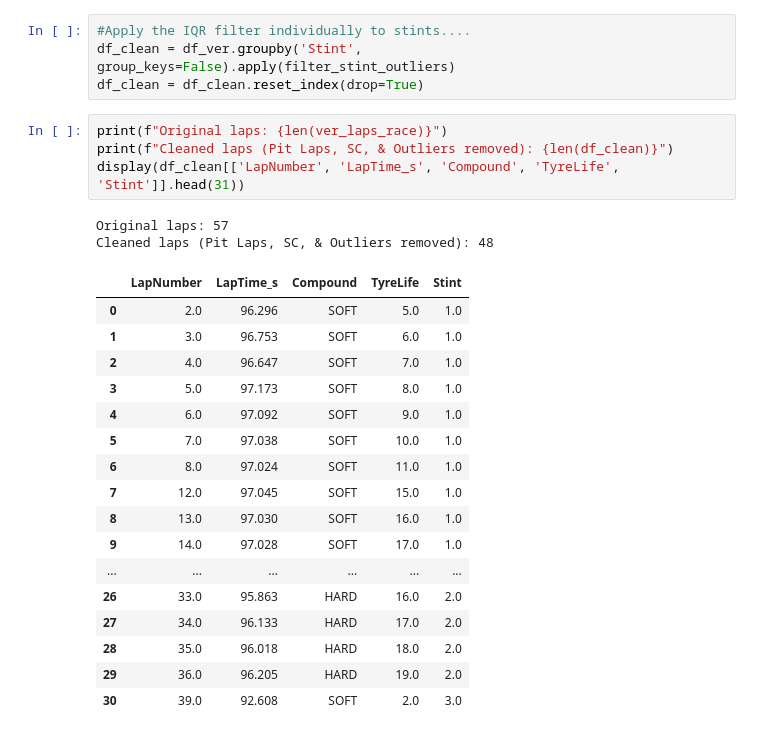
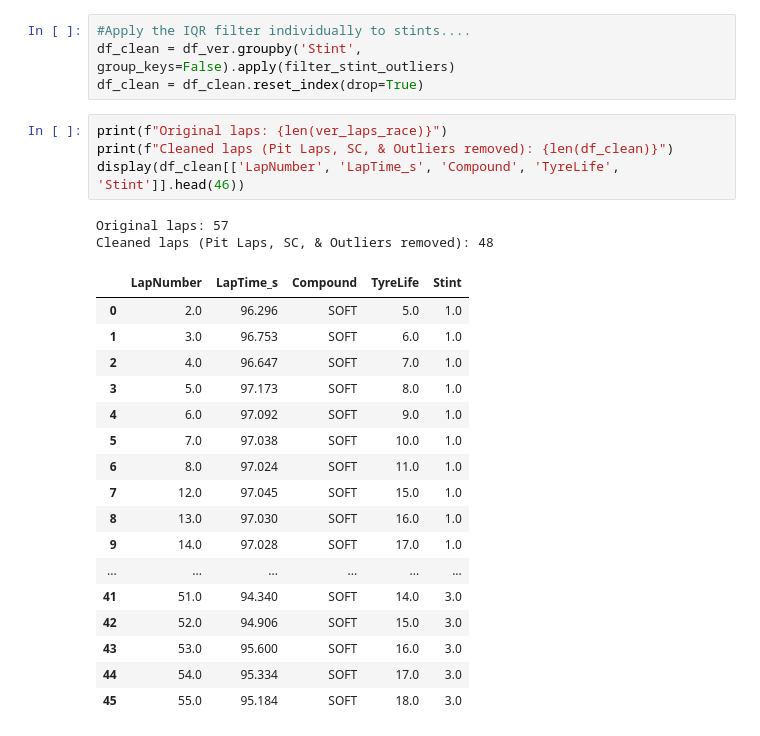
Before and after one commit to z-sulit/Additive-Modeling-and-Dynamic-Programming-for-F1-Pit-Stop-Optimization, a Jupyter notebook: notebook.ipynb, the cells around one changed output. Drawn from its saved outputs; the diff is of its cells as text.

```diff
--- a/notebook.ipynb
+++ b/notebook.ipynb
@@ -203,24 +203,24 @@ df_clean = df_clean.reset_index(drop=True)
 # %%
 print(f"Original laps: {len(ver_laps_race)}")
 print(f"Cleaned laps (Pit Laps, SC, & Outliers removed): {len(df_clean)}")
-display(df_clean[['LapNumber', 'LapTime_s', 'Compound', 'TyreLife', 'Stint']].head(31))
+display(df_clean[['LapNumber', 'LapTime_s', 'Compound', 'TyreLife', 'Stint']].head(46))
 # %% [output]
 Original laps: 57
 Cleaned laps (Pit Laps, SC, & Outliers removed): 48
 |  | LapNumber | LapTime_s | Compound | TyreLife | Stint |
 | 0 | 2.0 | 96.296 | SOFT | 5.0 | 1.0 |
 | 1 | 3.0 | 96.753 | SOFT | 6.0 | 1.0 |
 | 2 | 4.0 | 96.647 | SOFT | 7.0 | 1.0 |
 | 3 | 5.0 | 97.173 | SOFT | 8.0 | 1.0 |
 | 4 | 6.0 | 97.092 | SOFT | 9.0 | 1.0 |
 | 5 | 7.0 | 97.038 | SOFT | 10.0 | 1.0 |
 | 6 | 8.0 | 97.024 | SOFT | 11.0 | 1.0 |
 | 7 | 12.0 | 97.045 | SOFT | 15.0 | 1.0 |
 | 8 | 13.0 | 97.030 | SOFT | 16.0 | 1.0 |
 | 9 | 14.0 | 97.028 | SOFT | 17.0 | 1.0 |
 | ... | ... | ... | ... | ... | ... |
-| 26 | 33.0 | 95.863 | HARD | 16.0 | 2.0 |
-| 27 | 34.0 | 96.133 | HARD | 17.0 | 2.0 |
-| 28 | 35.0 | 96.018 | HARD | 18.0 | 2.0 |
-| 29 | 36.0 | 96.205 | HARD | 19.0 | 2.0 |
-| 30 | 39.0 | 92.608 | SOFT | 2.0 | 3.0 |
+| 41 | 51.0 | 94.340 | SOFT | 14.0 | 3.0 |
+| 42 | 52.0 | 94.906 | SOFT | 15.0 | 3.0 |
+| 43 | 53.0 | 95.600 | SOFT | 16.0 | 3.0 |
+| 44 | 54.0 | 95.334 | SOFT | 17.0 | 3.0 |
+| 45 | 55.0 | 95.184 | SOFT | 18.0 | 3.0 |
```
Also changed, not shown: parts of 2 cells of this notebook, 1 other file.
